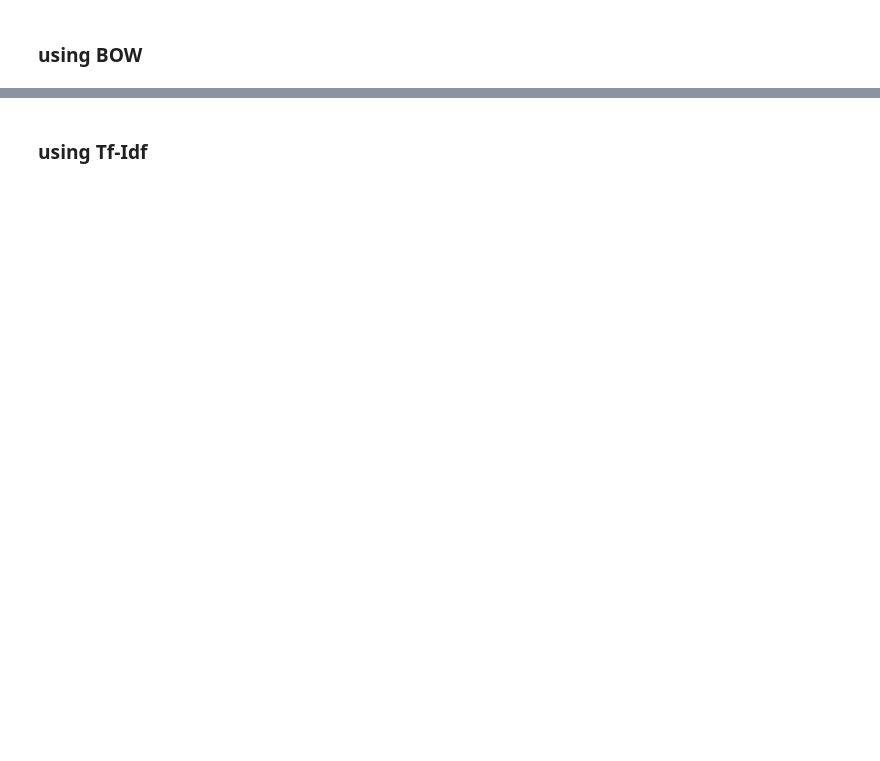
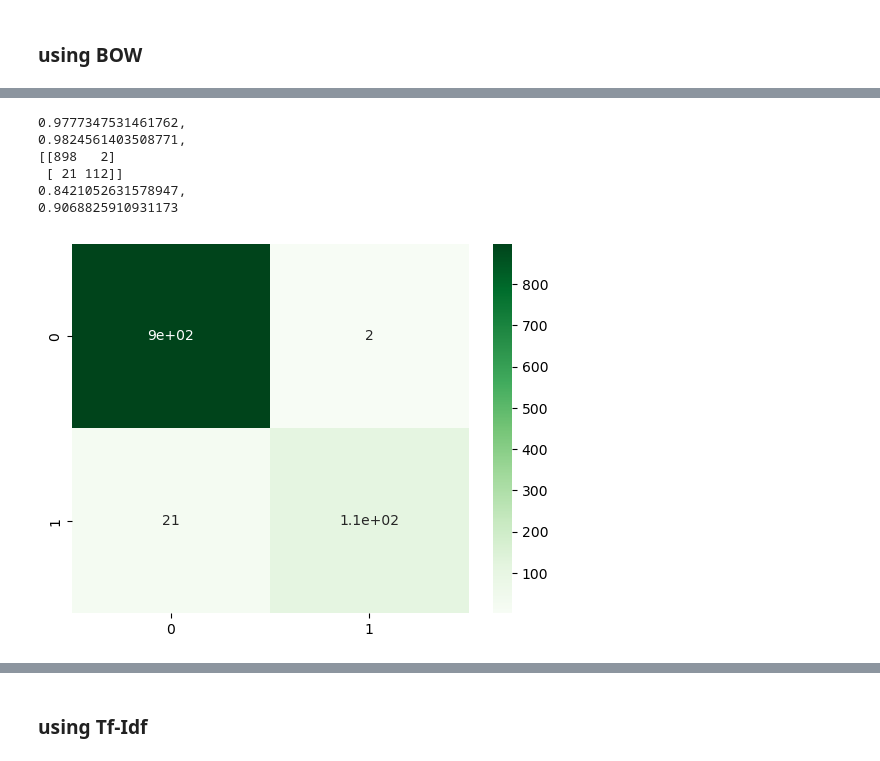
Before and after one commit to TiyashaMallick1309/Spam-Classification, a Jupyter notebook: spam classifier.ipynb, the cells around one changed output, grey strips where cells are left out. Cells and saved outputs as stored; diff of their text form; code cells hidden in the pictures; blank space fills up the shorter version.

```diff
--- a/spam classifier.ipynb
+++ b/spam classifier.ipynb
@@ -193,7 +418,18 @@ print(f'{accuracy_score(y_test,y_pred)},\n{precision_score(y_test,y_pred)},\n{co
 # %%
 #train model with bernoulli naive bayes
 model = BernoulliNB()
 model.fit(X_train,y_train)
 y_pred = model.predict(X_test)
 y_pred
 print(f'{accuracy_score(y_test,y_pred)},\n{precision_score(y_test,y_pred)},\n{confusion_matrix(y_test,y_pred)}\n{recall_score(y_test,y_pred)},\n{f1_score(y_test,y_pred)}')
+#get the heatmap of bernoulli naive bayes
+sns.heatmap(confusion_matrix(y_test,y_pred), annot=True, cmap="Greens")
+plt.show()
+# %% [output]
+0.9777347531461762,
+0.9824561403508771,
+[[898   2]
+ [ 21 112]]
+0.8421052631578947,
+0.9068825910931173
+[figure, added]
```
Also changed, not shown: parts of 51 cells of this notebook.
